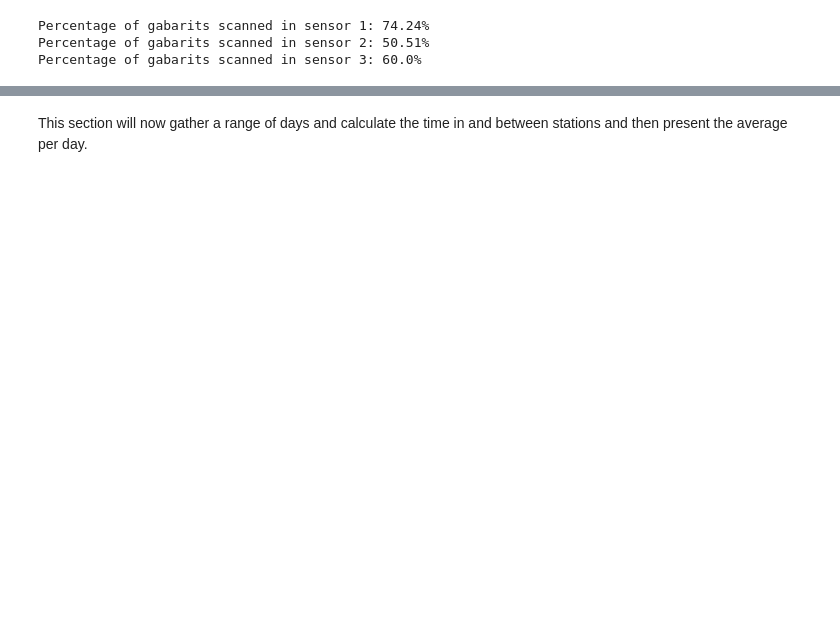
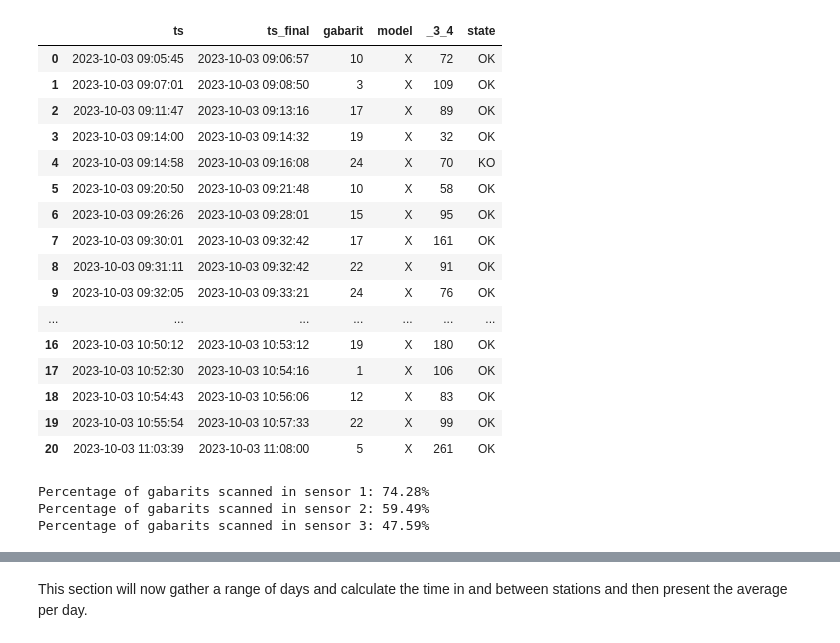
Before and after one commit to Isabelport/Methodology-for-Rapid-Prototyping-of-IoT-Solutions, a Jupyter notebook: API/rfid/rfid_graphs.ipynb, the cells around one changed output, grey strips where cells are left out. Saved outputs shown, nothing was run; the diff lists cells and outputs as text; code cells hidden in the pictures; blank space fills up the shorter version.

```diff
--- a/API/rfid/rfid_graphs.ipynb
+++ b/API/rfid/rfid_graphs.ipynb
@@ -50,7 +50,7 @@ def process_file(file_number, date):
 
     return df
 
-day = "09"
+day = "03"
 month = "10"
 date = day + "_" + month #change date accordingly
 date_year = "2023-" + month + "-" + day
@@ -59,6 +59,19 @@ df1 = process_file("1",date)
 df2 = process_file("2",date)
 df3 = process_file("3",date)
 df4 = process_file("final",date)
+df4['Model'] = df4['Model'].replace({'SPT130023W': 'Y', 'SPT120018W': 'X', 'SPT140034W': 'Z'})
+# %%
+def remove_top_n_outliers(df, column_name, n):
+    # Calculate the z-score for the specified column
+    z_scores = (df[column_name] - df[column_name].mean()) / df[column_name].std()
+
+    df_cleaned = df[z_scores < z_scores.nlargest(n).iloc[-1]]
+
+    return df_cleaned
+
+df4['Time_Diff'] = df4['Stamp'].diff().dt.total_seconds()
+df4 = remove_top_n_outliers(df4, 'Time_Diff', 1) #lunch break
+df4.loc[:,'Time_Diff'] = round(df4['Time_Diff']/60,2)
 # %%
 # calculates time and writes it in dataframe
 def calc_time_in_station(df, df_in, index_i, index_f, cnt):
@@ -176,6 +211,4 @@ if plot:
 # %%
-
-
 def time_between_station(df1, df2, station1, station2, max_time):
     """
     Finds and records the time difference between occurrences of the same 'gabarit' in two DataFrames,
@@ -189,23 +222,24 @@ def time_between_station(df1, df2, station1, station2, max_time):
         - max_time: Maximum time window to search for matching occurrences (in minutes).
 
     Returns:
-        DataFrame with columns 'gabarit', 'ts' (timestamp), and 'time_bet_station1_station2'
+        DataFrame with columns 'gabarit', 'ts' (timestamp), and 'station1_station2'
         representing the time difference (in minutes) between corresponding occurrences in
         station1 and station2 within the specified time window.
     """
 
-    df_bet = pd.DataFrame(columns=['gabarit', f'time_bet_{station1}_{station2}'])
+    df_bet = pd.DataFrame(columns=['gabarit', f'_{station1}_{station2}'])
     df_bet['ts'] = pd.NaT  # initialize as datetime type
 
 
     if (station1 != 3 and station2 != 4): ##1 2 or 2 3
-        column_order = ['ts', 'gabarit', f'time_bet_{station1}_{station2}']
+        column_order = ['ts', 'gabarit', f'_{station1}_{station2}']
         df_bet = df_bet[column_order]
         df_bet = find_matching_gabarit(df1, df2, station1, station2, max_time, df_bet)
     else:
         df_bet['model'] = ''
         df_bet['state'] = ''
-        column_order = ['ts', 'gabarit', 'model', f'time_bet_{station1}_{station2}','state']
+        df_bet['ts_final'] = ''
+        column_order = ['ts', 'ts_final', 'gabarit', 'model', f'_{station1}_{station2}','state']
         df_bet = df_bet[column_order]
         df_bet = find_matching_gabarit_final(df1, df2, df_bet)
 
@@ -234,14 +268,10 @@ def find_matching_gabarit(df1,df2,station1, station2, max_time, df_bet):
                 time_bet = ((first_occurrence['ts'] - df1.loc[index, 'ts'] # in seconds
                             - pd.Timedelta(seconds = df1.loc[index, 'time_in_station'])).total_seconds())
 
-                #df1: 10:06:00 17
-                #     10:07:30 17
-                #df2: 10:07:10 17
-            #    time_bet = (df1.loc[index, 'time_in_station'] + first_occurrence['time_in_station'])
 
             df_bet.loc[cnt, 'ts'] = df1.loc[index, 'ts']  # Copy the timestamp for reference
             df_bet.loc[cnt, 'gabarit'] = first_occurrence['gabarit']
-            df_bet.loc[cnt, f'time_bet_{station1}_{station2}'] = time_bet #round,2
+            df_bet.loc[cnt, f'_{station1}_{station2}'] = time_bet #round,2
             cnt += 1
 
     return df_bet
@@ -252,7 +282,7 @@ def find_matching_gabarit_final(df1, df2, df_bet):
 
     for index in range(df1.shape[0]):
         start_time = (df1.loc[index, 'ts'] + pd.Timedelta(seconds = df1.loc[index, 'time_in_station'])
-                      + pd.Timedelta(seconds=20)) # not possible to have a test that takes less than 20 seconds
+                      + pd.Timedelta(seconds=30)) # not possible to have a test that takes less than 30 seconds
         matching_rows = df2[(df2['Stamp'] >= start_time)]
 
 
@@ -264,26 +294,33 @@ def find_matching_gabarit_final(df1, df2, df_bet):
             time_bet = ((first_occurrence['Stamp'] - df1.loc[index, 'ts']).total_seconds()) # in minutes
 
             df_bet.loc[cnt, 'ts'] = df1.loc[index, 'ts']  # Copy the timestamp for reference
+            df_bet.loc[cnt, 'ts_final'] = first_occurrence['Stamp']
             df_bet.loc[cnt, 'gabarit'] = df1.loc[index,'gabarit']
             #print(cnt)
             #print(type(first_occurrence['Model']))
             #print(first_occurrence['Model'])
             df_bet.loc[cnt, 'model'] = str(first_occurrence['Model'])
             df_bet.loc[cnt, 'state'] = str(first_occurrence['Status'])
-            df_bet.loc[cnt, f'time_bet_3_4'] = time_bet
+            df_bet.loc[cnt, f'_3_4'] = time_bet
             cnt += 1
 
     return df_bet
 
 
 
-display_df_ = 0
+display_df_ = 1
 
-df_bet_12 = time_between_station(df_in_1, df_in_2, 1, 2, max_time = 5)
+df_bet_12 = time_between_station(df_in_1, df_in_2, 1, 2, max_time = 5) #(max time in minutes)
+df_bet_12 = df_bet_12[df_bet_12["_1_2"] > 10]
+df_bet_12.reset_index(drop=True, inplace=True)
+
 df_bet_23 = time_between_station(df_in_2, df_in_3, 2, 3, max_time = 20)
 df_bet_34 = time_between_station(df_in_3, df4, 3, 4, max_time = 0)
+df_bet_34['_3_4'] = df_bet_34['_3_4'].astype(int)
+df_bet_34 = remove_top_n_outliers (df_bet_34,'_3_4',3)
 
 if display_df_:
-    display(df_bet_12)
-    display(df_bet_23)
-    display(df_bet_34)
+    display(df_bet_12.loc[:20])
+    display(df_bet_23.loc[:20])
+    display(df_bet_34.loc[:20])
+# %% [output]
@@ -290,3 +361,20 @@ if display_df_:
+|  | ts | ts_final | gabarit | model | _3_4 | state |
+| 0 | 2023-10-03 09:05:45 | 2023-10-03 09:06:57 | 10 | X | 72 | OK |
+| 1 | 2023-10-03 09:07:01 | 2023-10-03 09:08:50 | 3 | X | 109 | OK |
+| 2 | 2023-10-03 09:11:47 | 2023-10-03 09:13:16 | 17 | X | 89 | OK |
+| 3 | 2023-10-03 09:14:00 | 2023-10-03 09:14:32 | 19 | X | 32 | OK |
+| 4 | 2023-10-03 09:14:58 | 2023-10-03 09:16:08 | 24 | X | 70 | KO |
+| 5 | 2023-10-03 09:20:50 | 2023-10-03 09:21:48 | 10 | X | 58 | OK |
+| 6 | 2023-10-03 09:26:26 | 2023-10-03 09:28:01 | 15 | X | 95 | OK |
+| 7 | 2023-10-03 09:30:01 | 2023-10-03 09:32:42 | 17 | X | 161 | OK |
+| 8 | 2023-10-03 09:31:11 | 2023-10-03 09:32:42 | 22 | X | 91 | OK |
+| 9 | 2023-10-03 09:32:05 | 2023-10-03 09:33:21 | 24 | X | 76 | OK |
+| ... | ... | ... | ... | ... | ... | ... |
+| 16 | 2023-10-03 10:50:12 | 2023-10-03 10:53:12 | 19 | X | 180 | OK |
+| 17 | 2023-10-03 10:52:30 | 2023-10-03 10:54:16 | 1 | X | 106 | OK |
+| 18 | 2023-10-03 10:54:43 | 2023-10-03 10:56:06 | 12 | X | 83 | OK |
+| 19 | 2023-10-03 10:55:54 | 2023-10-03 10:57:33 | 22 | X | 99 | OK |
+| 20 | 2023-10-03 11:03:39 | 2023-10-03 11:08:00 | 5 | X | 261 | OK |
 # %%
 def perc_of_gabarits_found(df_in, df4, station):
     gab_scanned = df_in.shape[0]
@@ -313,9 +401,9 @@ perc1 = perc_of_gabarits_found(df_in_1, df4, 1)
 perc2 = perc_of_gabarits_found(df_in_2, df4, 2)
 perc3 = perc_of_gabarits_found(df_in_3, df4, 3)
 # %% [output]
-Percentage of gabarits scanned in sensor 1: 74.24%
-Percentage of gabarits scanned in sensor 2: 50.51%
-Percentage of gabarits scanned in sensor 3: 60.0%
+Percentage of gabarits scanned in sensor 1: 74.28%
+Percentage of gabarits scanned in sensor 2: 59.49%
+Percentage of gabarits scanned in sensor 3: 47.59%
 # %%
 
 def all_time_between_station(df12, df23, df34):
```
Also changed, not shown: parts of 12 cells of this notebook, 46 other files.
